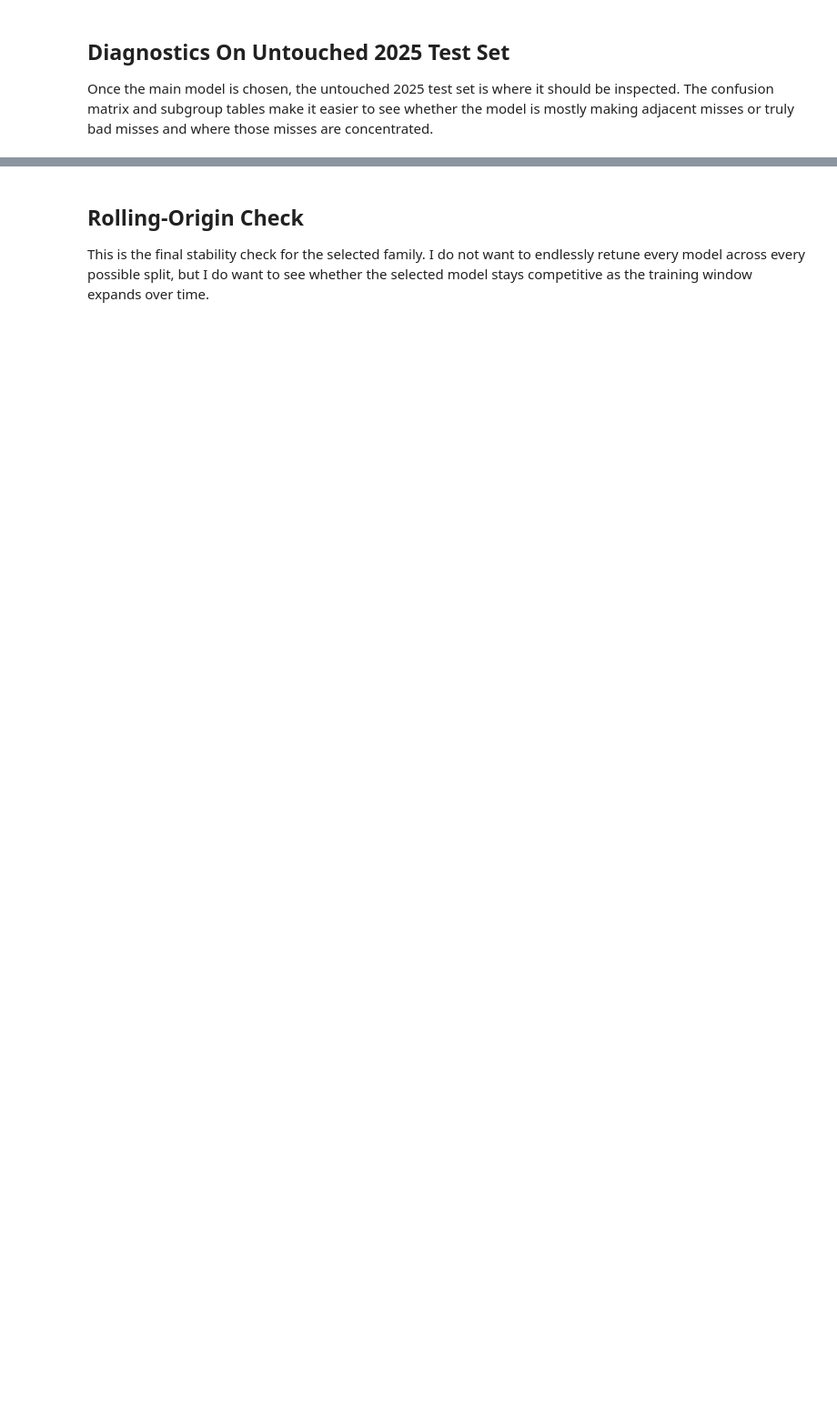
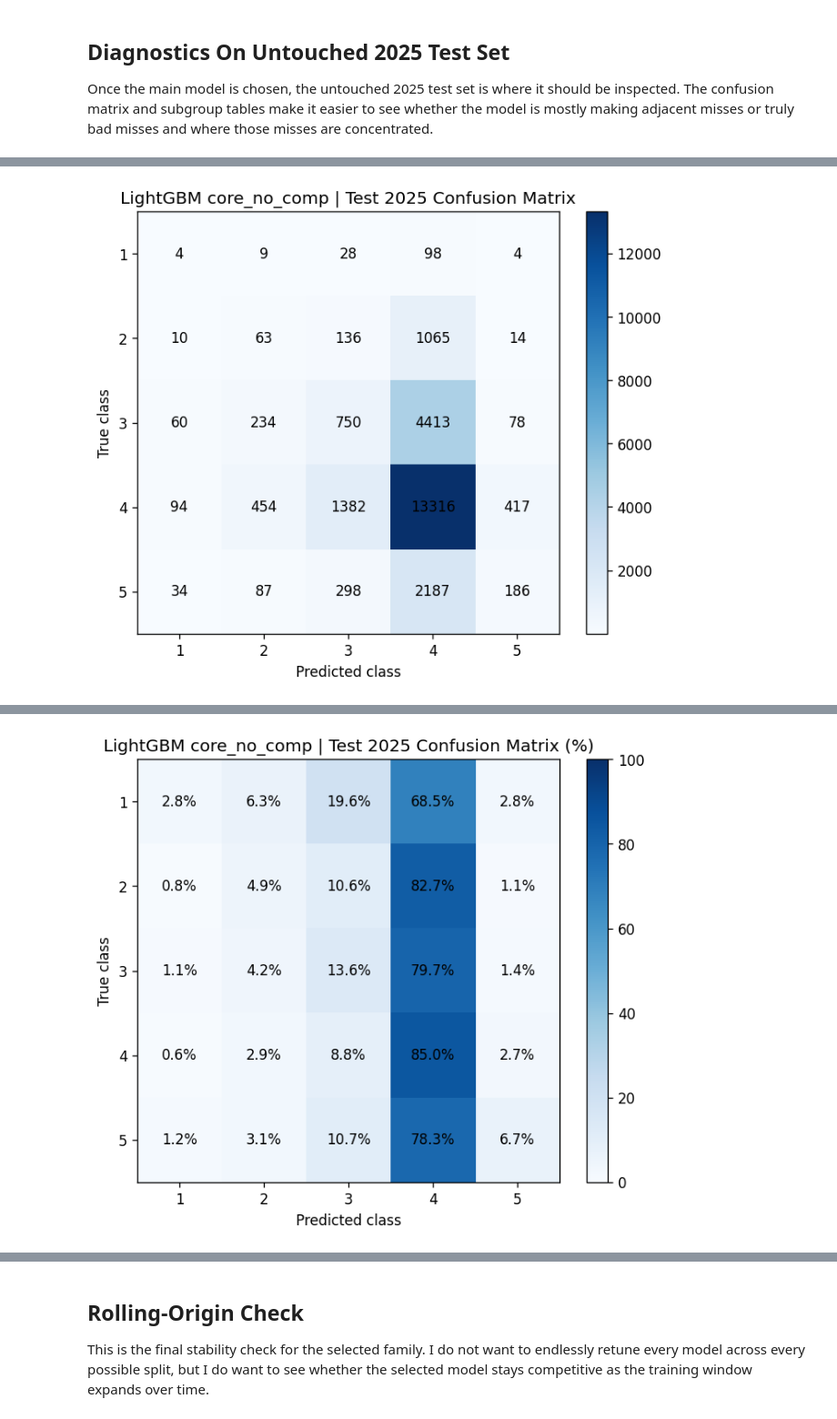
Before and after one commit to Jdrice72901/DSBA-6211-Stack-overflow-Survey-Analysis, a Jupyter notebook: notebooks/modeling_sat_v2.ipynb, the cells around one changed output, grey strips where cells are left out. Shown at 91% size. Saved outputs shown, nothing was run; the diff lists cells and outputs as text; code cells hidden in the pictures; blank space fills up the shorter version.

```diff
--- a/notebooks/modeling_sat_v2.ipynb
+++ b/notebooks/modeling_sat_v2.ipynb
@@ -1392,0 +1431,78 @@ Top countries by sample size:
+# %%
+# Inspect the untouched 2025 test set with a confusion matrix and two subgroup cuts
+y_test = test_df[SAT_TARGET]
+y_pred = selected_result['test_pred']
+
+conf_df = pd.DataFrame(confusion_matrix(y_test, y_pred, labels=SAT_LABELS), index=SAT_LABELS, columns=SAT_LABELS)
+display(conf_df)
+
+plt.figure(figsize=(6, 5))
+plt.imshow(conf_df, cmap='Blues')
+plt.title(f"{selected_setup} | Test 2025 Confusion Matrix")
+plt.xlabel("Predicted class")
+plt.ylabel("True class")
+plt.xticks(range(len(conf_df.columns)), conf_df.columns)
+plt.yticks(range(len(conf_df.index)), conf_df.index)
+for i in range(conf_df.shape[0]):
+    for j in range(conf_df.shape[1]):
+        plt.text(j, i, conf_df.iloc[i, j], ha='center', va='center', color='black')
+plt.colorbar()
+plt.tight_layout()
+plt.show()
+
+# Add a row-normalized view so lower-label agreement is visible even when counts are smaller
+conf_pct_df = conf_df.div(conf_df.sum(axis=1).replace(0, np.nan), axis=0).fillna(0.0) * 100
+display(conf_pct_df.round(1))
+
+plt.figure(figsize=(6, 5))
+plt.imshow(conf_pct_df, cmap='Blues', vmin=0, vmax=100)
+plt.title(f"{selected_setup} | Test 2025 Confusion Matrix (%)")
+plt.xlabel("Predicted class")
+plt.ylabel("True class")
+plt.xticks(range(len(conf_pct_df.columns)), conf_pct_df.columns)
+plt.yticks(range(len(conf_pct_df.index)), conf_pct_df.index)
+for i in range(conf_pct_df.shape[0]):
+    for j in range(conf_pct_df.shape[1]):
+        plt.text(j, i, f"{conf_pct_df.iloc[i, j]:.1f}%", ha='center', va='center', color='black')
+plt.colorbar()
+plt.tight_layout()
+plt.show()
+
+# Keep the subgroup scoring local to this diagnostics block because it is only used here
+def subgroup_metrics(frame, y_true, y_pred, group_cols):
+    data = frame.loc[:, group_cols].copy()
+    data['y_true'] = pd.Series(y_true, index=frame.index).astype(int)
+    data['y_pred'] = pd.Series(y_pred, index=frame.index).astype(int)
+    rows = []
+
+    for key, sub in data.groupby(group_cols, dropna=False):
+        if len(group_cols) == 1:
+            key = [key[0] if isinstance(key, tuple) else key]
+        else:
+            key = list(key)
+        row = dict(zip(group_cols, key, strict=False))
+        row['rows'] = len(sub)
+        row.update(score_satisfaction(sub['y_true'], sub['y_pred']))
+        rows.append(row)
+
+    out = pd.DataFrame(rows)
+    if out.empty:
+        return out
+
+    sort_cols = []
+    for col in group_cols:
+        sort_col = f'__sort_{col}'
+        out[sort_col] = out[col].astype('string').fillna('Missing')
+        sort_cols.append(sort_col)
+
+    return out.sort_values(sort_cols).drop(columns=sort_cols).reset_index(drop=True)
+
+
+region_diag = subgroup_metrics(test_df, y_test, y_pred, ['region']).sort_values('rows', ascending=False)
+country_diag = subgroup_metrics(test_df, y_test, y_pred, ['country_clean']).sort_values('rows', ascending=False)
+
+print("Top regions by sample size:")
+display(region_diag.head(10))
+print("Top countries by sample size:")
+display(country_diag.head(15))
+# %% [output]
@@ -1392,0 +1515 @@ Top countries by sample size:
+[figure, added]
@@ -1392,0 +1522 @@ Top countries by sample size:
+[figure, added]
```
Also changed, not shown: parts of 35 cells of this notebook.
